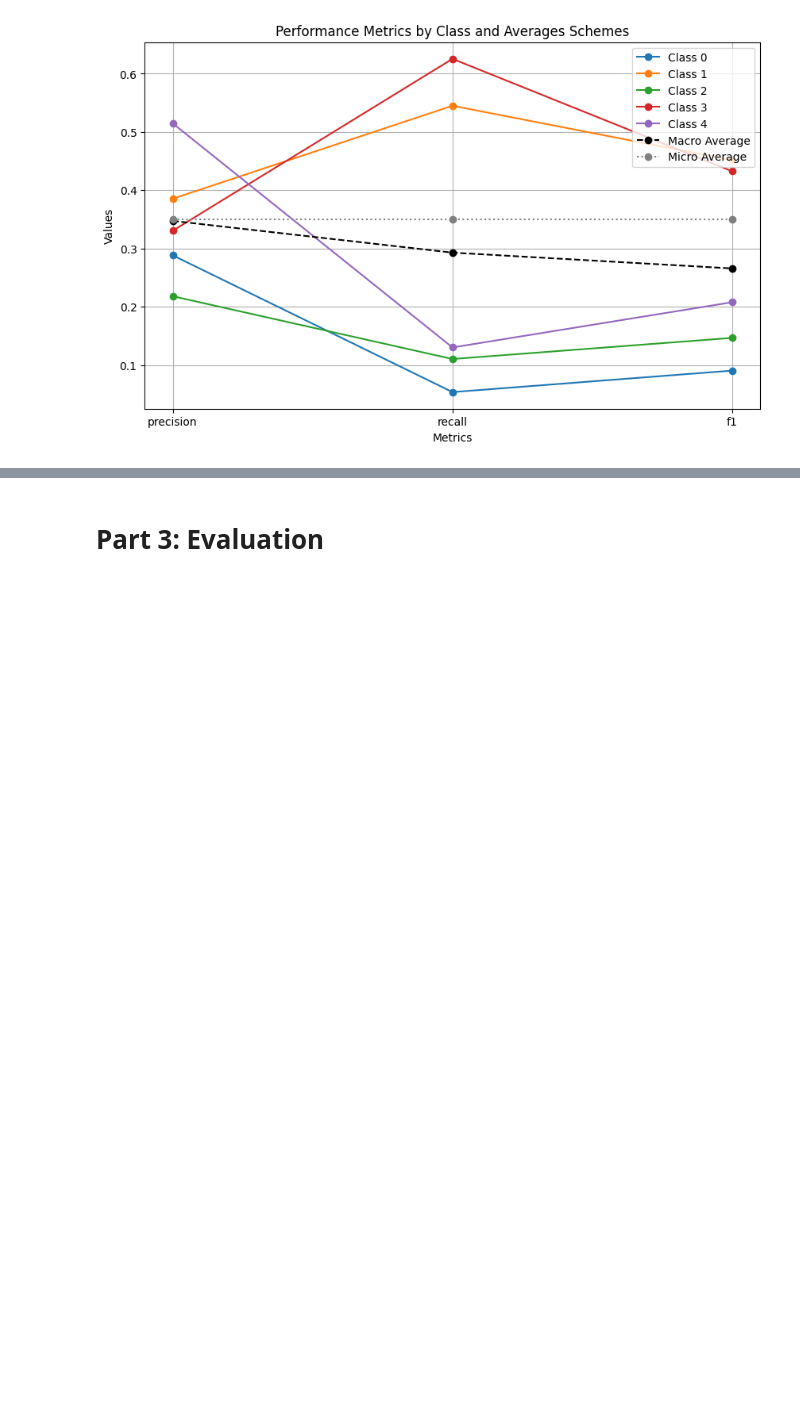
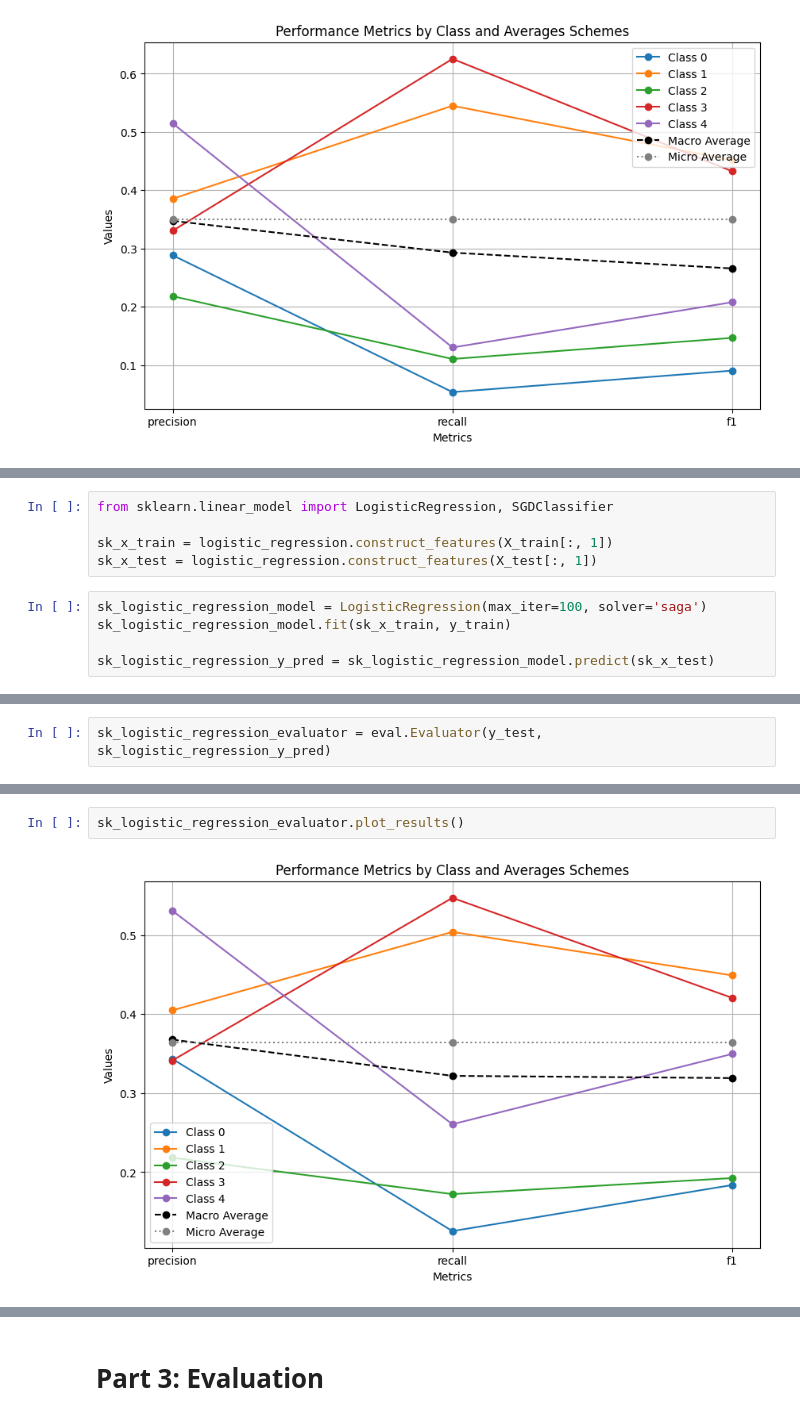
Before and after one commit to MariamAziz0/nlp-assignment1, a Jupyter notebook: src/driver_notebook.ipynb, the cells around one changed output, grey strips where cells are left out. Cells and saved outputs as stored; diff of their text form; blank space fills up the shorter version.

```diff
--- a/src/driver_notebook.ipynb
+++ b/src/driver_notebook.ipynb
@@ -127,0 +131,10 @@ logistic_regression_evaluator.plot_results()
+# %%
+from sklearn.linear_model import LogisticRegression, SGDClassifier
+
+sk_x_train = logistic_regression.construct_features(X_train[:, 1])
+sk_x_test = logistic_regression.construct_features(X_test[:, 1])
+# %%
+sk_logistic_regression_model = LogisticRegression(max_iter=100, solver='saga')
+sk_logistic_regression_model.fit(sk_x_train, y_train)
+
+sk_logistic_regression_y_pred = sk_logistic_regression_model.predict(sk_x_test)
@@ -127,0 +146,2 @@ logistic_regression_evaluator.plot_results()
+# %%
+sk_logistic_regression_evaluator = eval.Evaluator(y_test, sk_logistic_regression_y_pred)
@@ -127,0 +178,4 @@ logistic_regression_evaluator.plot_results()
+# %%
+sk_logistic_regression_evaluator.plot_results()
+# %% [output]
+[figure, added]
```
Also changed, not shown: parts of 14 cells of this notebook, 1 other file.
